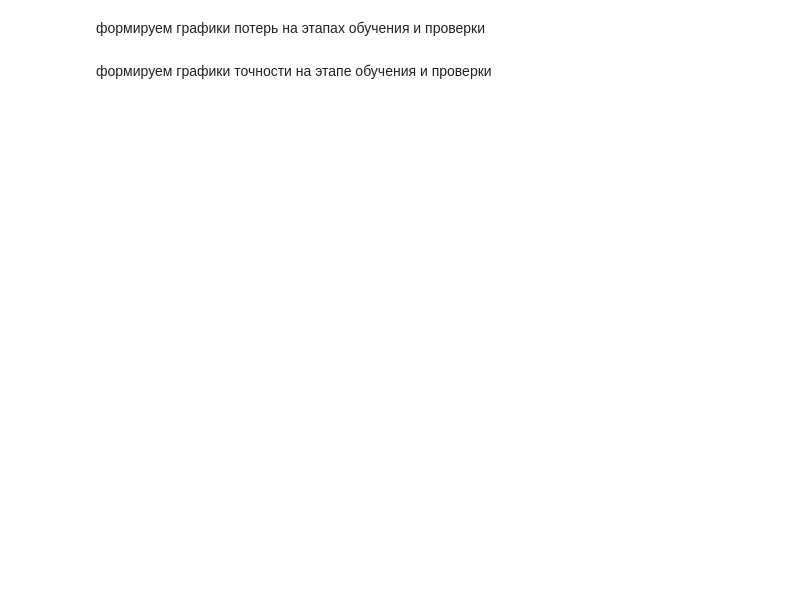
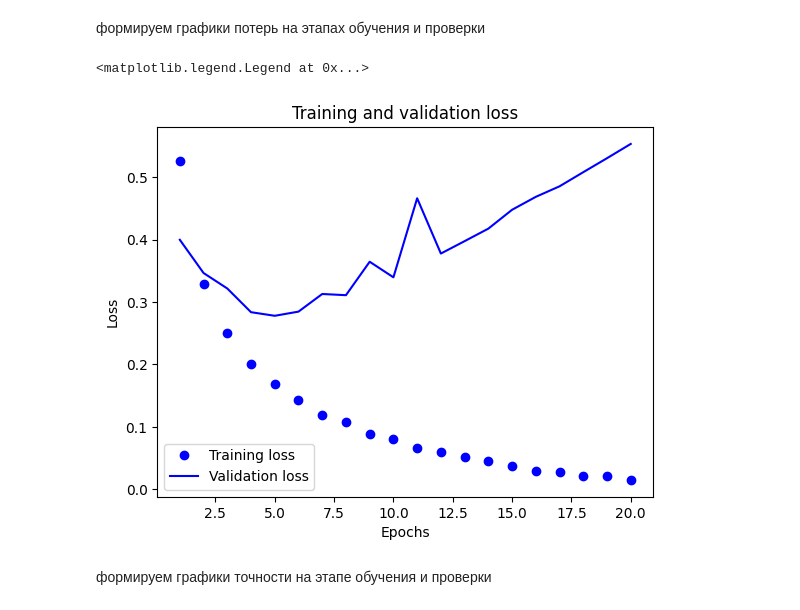
Before and after one commit to ColaChanel/Neural-Networks, a Jupyter notebook: from_book/movie_review_classification.ipynb, the cells around one changed output. Drawn from its saved outputs; the diff is of its cells as text; code cells hidden in the pictures; blank space fills up the shorter version.

```diff
--- a/from_book/movie_review_classification.ipynb
+++ b/from_book/movie_review_classification.ipynb
@@ -30,7 +24,7 @@ import numpy as np
 
 def vectorize_sequences(sequences, dimension=10000):
     # Создание матрицы с формой
-    results = np.zeros(len(sequences), dimension)
+    results = np.zeros((len(sequences), dimension))
     for i, sequence in enumerate(sequences):
         # Запись единицы в элемент с данным индексом
         results[i, sequence] = 1
@@ -77,16 +87,19 @@ history = model.fit(partial_x_train, partial_y_train, epochs=20, batch_size=512,
 # %%
 import matplotlib.pyplot as plt
 history_dict = history.history
 loss_values = history_dict['loss']
 val_loss_values = history_dict['val_loss']
 
-epochs = range(1, len(history)+1)
+epochs = range(1, len(loss_values)+1)
 plt.plot(epochs, loss_values, 'bo', label='Training loss')
 plt.plot(epochs, val_loss_values, 'b', label='Validation loss')
 plt.title('Training and validation loss')
 plt.xlabel('Epochs')
 plt.ylabel('Loss')
 plt.legend()
+# %% [output]
+<matplotlib.legend.Legend at 0x...>
+[figure, added]
 # %% [markdown]
 формируем графики точности на этапе обучения и проверки
 # %%
```
Also changed, not shown: parts of 7 cells of this notebook, 2 other files.
